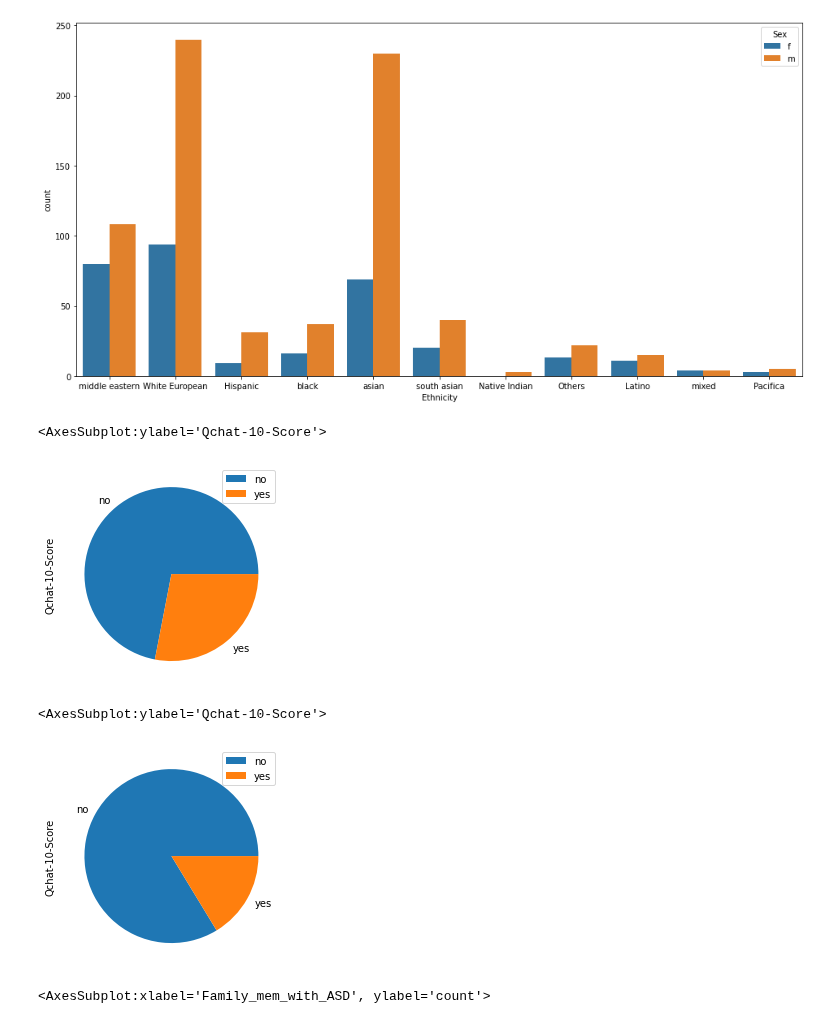
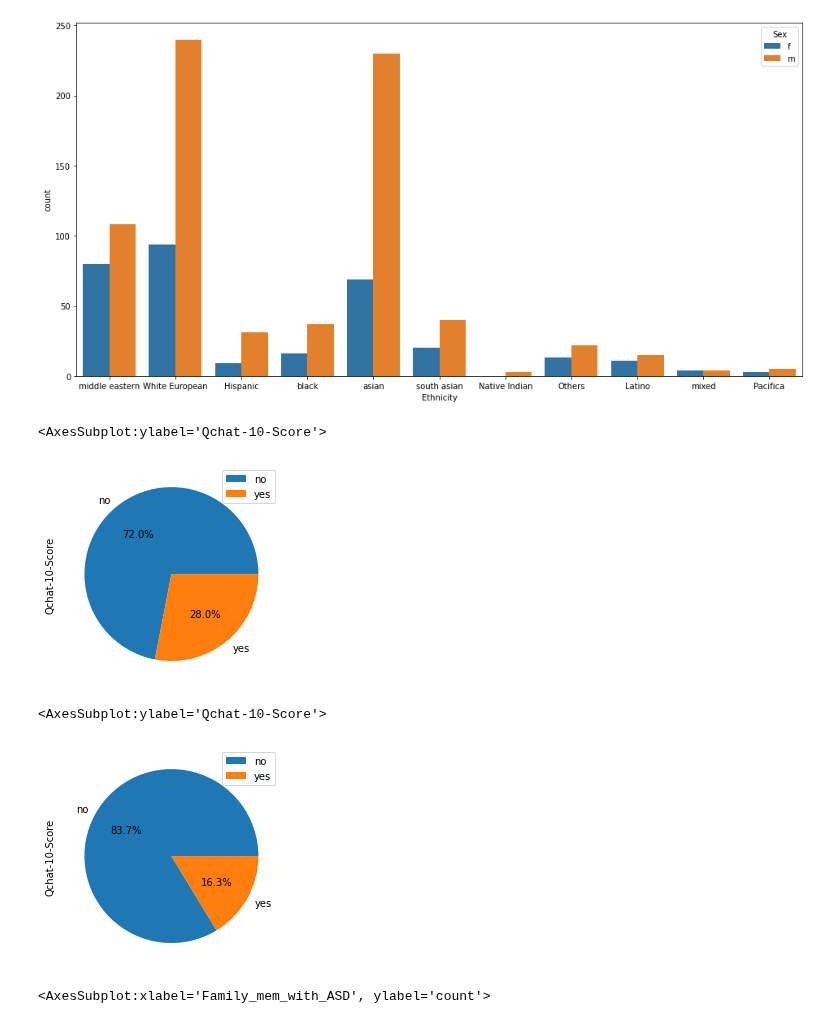
Before and after one commit to Payelban2022/A-study-on-autism, a Jupyter notebook: Autism study on toddlers.ipynb, the cells around one changed output. Cells and saved outputs as stored; diff of their text form; code cells hidden in the pictures.

```diff
--- a/Autism study on toddlers.ipynb
+++ b/Autism study on toddlers.ipynb
@@ -136,15 +136,15 @@ sns.countplot(x='Ethnicity',hue='Sex',data=df)
 <AxesSubplot:xlabel='Ethnicity', ylabel='count'>
 [figure]
 # %%
-df.groupby(['Jaundice']).sum().plot(kind='pie',y='Qchat-10-Score')
+df.groupby(['Jaundice']).sum().plot(kind='pie',y='Qchat-10-Score',autopct='%1.1f%%')
 # %% [output]
 <AxesSubplot:ylabel='Qchat-10-Score'>
-[figure, old version]
+[figure, new version]
 # %%
-df.groupby(['Family_mem_with_ASD']).sum().plot(kind='pie', y='Qchat-10-Score')
+df.groupby(['Family_mem_with_ASD']).sum().plot(kind='pie', y='Qchat-10-Score',autopct='%1.1f%%')
 # %% [output]
 <AxesSubplot:ylabel='Qchat-10-Score'>
-[figure, old version]
+[figure, new version]
 # %%
 sns.countplot(x='Family_mem_with_ASD' , data=df)
 # %% [output]
```
Also changed, not shown: parts of 13 cells of this notebook.
